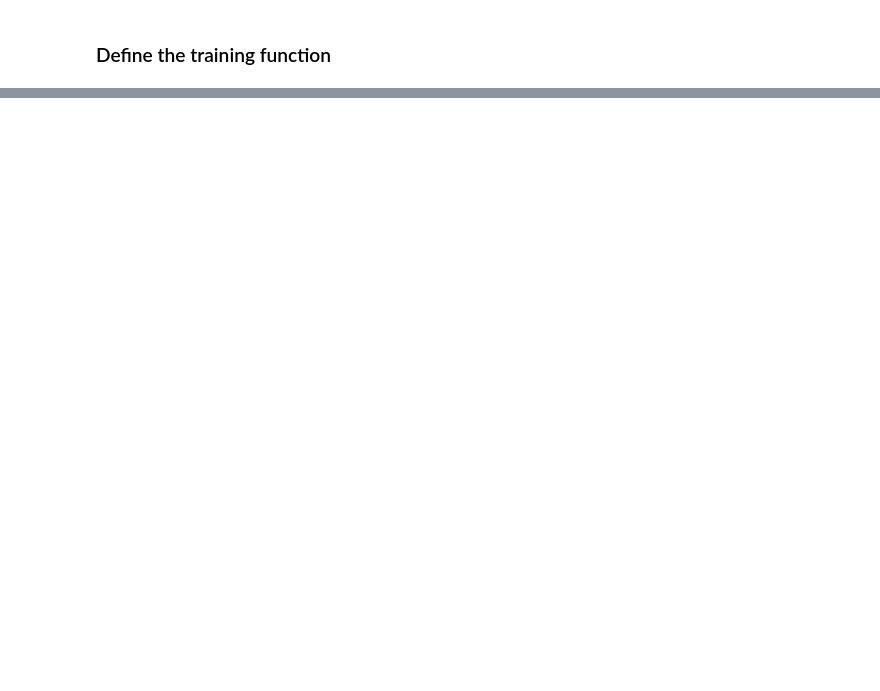
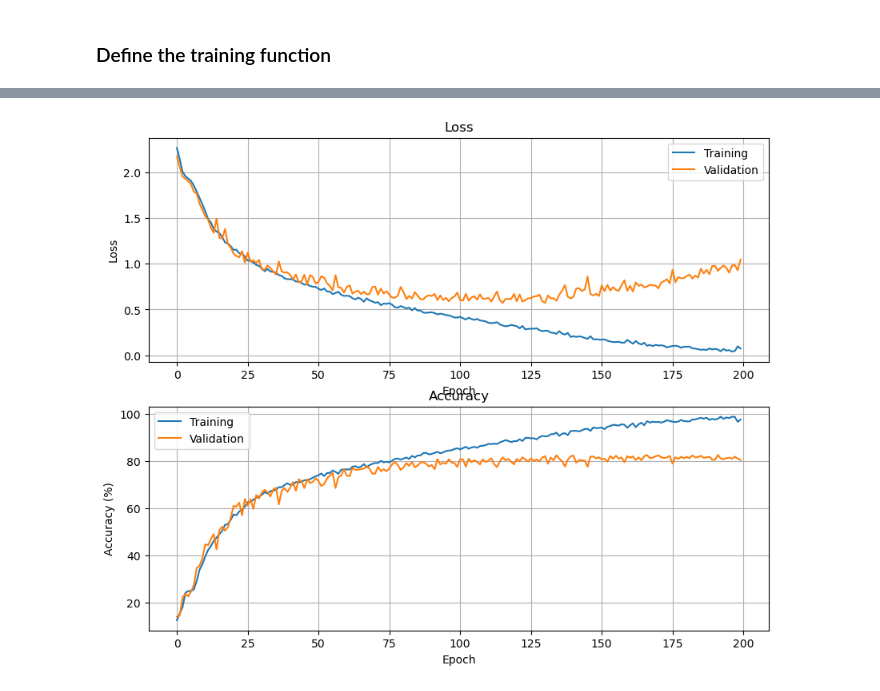
Before and after one commit to MatthiasPersonnaz/cv4rs-code-challenge, a Jupyter notebook: CodingChallenge_v1.ipynb, the cells around one changed output, grey strips where cells are left out. Drawn from its saved outputs; the diff is of its cells as text; code cells hidden in the pictures; blank space fills up the shorter version.

```diff
--- a/CodingChallenge_v1.ipynb
+++ b/CodingChallenge_v1.ipynb
@@ -320,6 +333,10 @@ def plot_loss_accuracy(train_losses, val_losses, train_accs, val_accs):
     ax[1].legend()
     ax[1].grid()
     plt.show()
+# %%
+plot_loss_accuracy(train_losses, val_losses, train_accs, val_accs)
+# %% [output]
+[figure, added]
 # %%
 plot_loss_accuracy(train_losses, val_losses, train_accs, val_accs)
 # %% [output]
```
Also changed, not shown: parts of 6 cells of this notebook.
